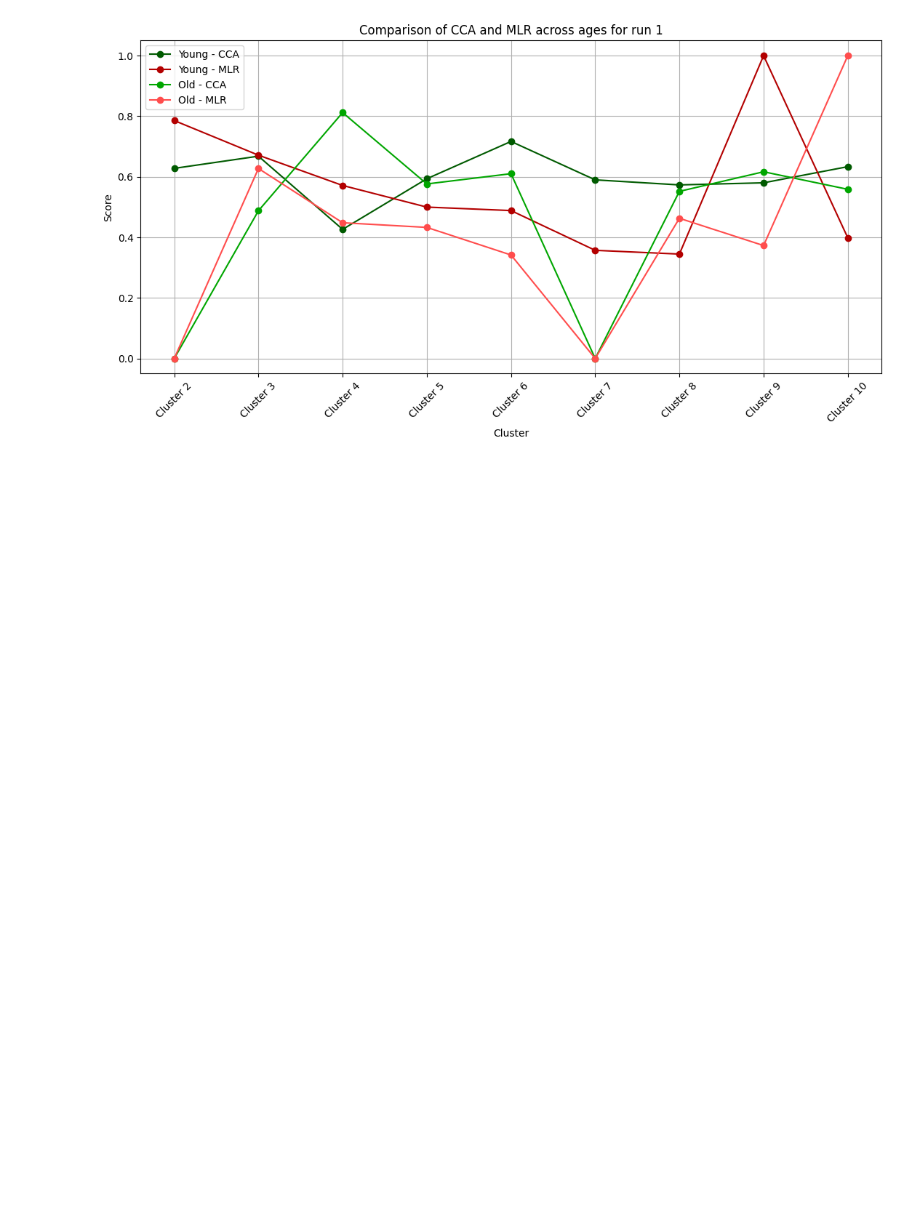
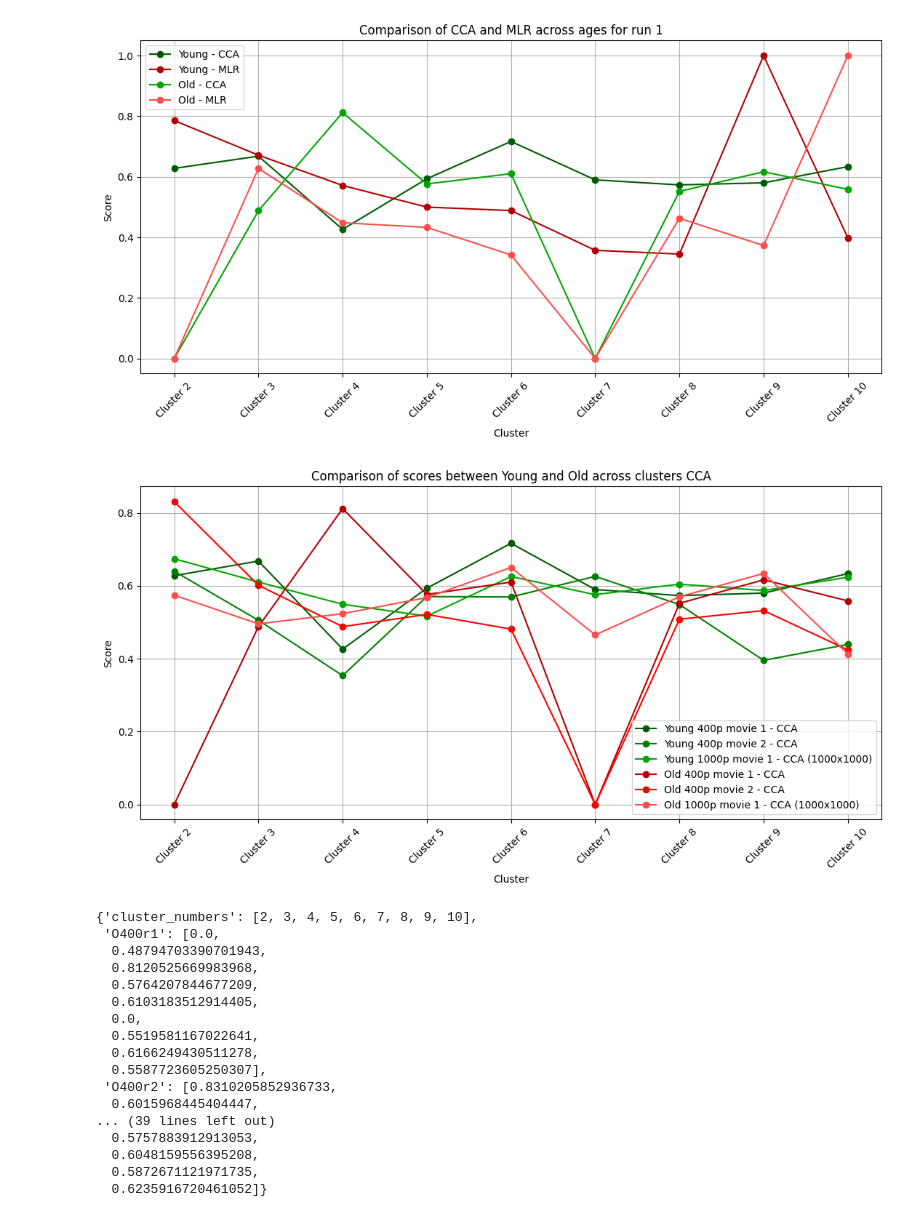
Before and after one commit to Oddrne/Master-Thesis-Autoencoder-and-UMAP-clustering-on-functional-connectivity, a Jupyter notebook: main.ipynb, the cells around one changed output. Saved outputs shown, nothing was run; the diff lists cells and outputs as text; code cells hidden in the pictures; blank space fills up the shorter version.

```diff
--- a/main.ipynb
+++ b/main.ipynb
@@ -615,6 +594,34 @@ title = rf"Comparison of CCA and MLR across ages for run {run_num}"
 results = plot_cca_mlr_two_jsons_across_clusters(old_json_path=old_path, young_json_path=young_path, title=title, save_path=save_path)
 # %% [output]
 [figure]
+# %%
+from Evaluate_models import plot_compare_ages_across_clusters
+
+save_path = rf"Figures\\Comparison young and old\\Compare_CCA_between_ages_across_clusters.png"
+# "mlr_removed_subjects_results:mean_accuracy"
+# "cca_removed_subjects_results:cv_mean_cc"
+metric_to_use = "cca_removed_subjects_results:cv_mean_cc"
+
+plot_compare_ages_across_clusters(save_path=save_path, metric_to_use=metric_to_use)
+# %% [output]
+[figure, added]
+{'cluster_numbers': [2, 3, 4, 5, 6, 7, 8, 9, 10],
+ 'O400r1': [0.0,
+  0.48794703390701943,
+  0.8120525669983968,
+  0.5764207844677209,
+  0.6103183512914405,
+  0.0,
+  0.5519581167022641,
+  0.6166249430511278,
+  0.5587723605250307],
+ 'O400r2': [0.8310205852936733,
+  0.6015968445404447,
+... (39 lines left out)
+  0.5757883912913053,
+  0.6048159556395208,
+  0.5872671121971735,
+  0.6235916720461052]}
 # %%
 
 from Evaluate_models import count_occurrences_across_two_jsons, print_comparison_summary
```
Also changed, not shown: parts of 7 cells of this notebook, 33 other files.
